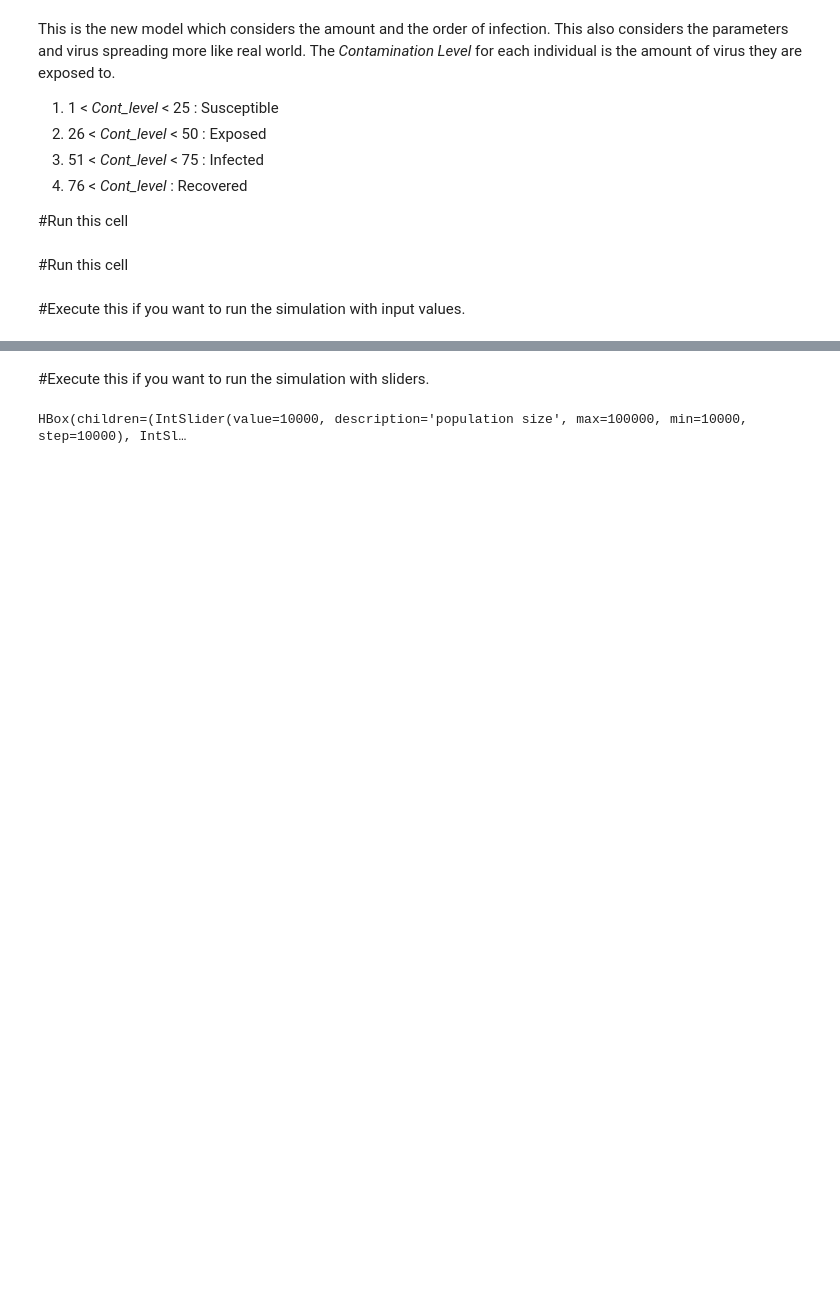
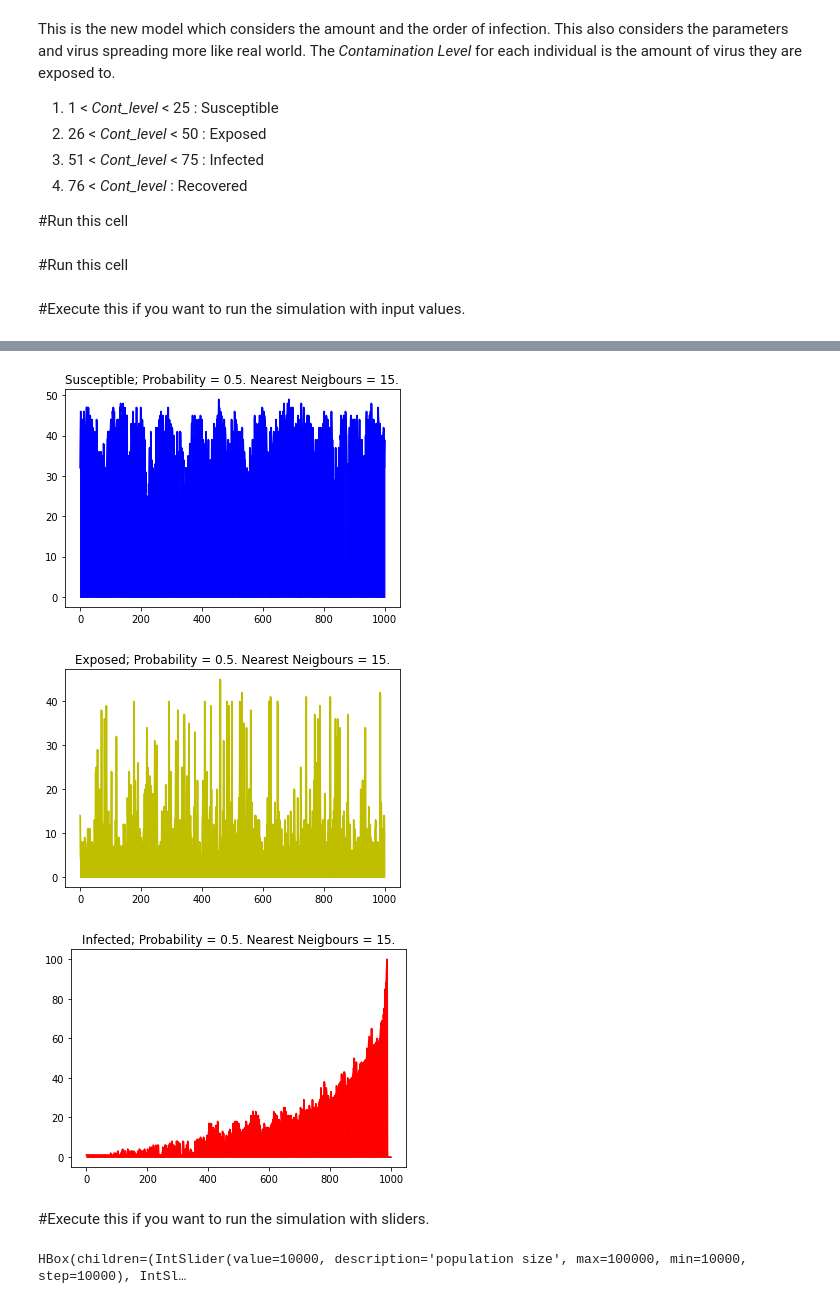
Before and after one commit to thecrazyphysicist369/strategic-Covid19-testing, a Jupyter notebook: v2_Random_Testing.ipynb, the cells around one changed output, grey strips where cells are left out. Drawn from its saved outputs; the diff is of its cells as text; code cells hidden in the pictures; blank space fills up the shorter version.

```diff
--- a/v2_Random_Testing.ipynb
+++ b/v2_Random_Testing.ipynb
@@ -260,3 +254,38 @@ sus_plt = plt.plot(len(population),d_sus,
+# %%
+d_sus, d_expo, d_inf=[],[],[]
+for person in population:
+  d_expo.append(person['d_expo'])
+  if person['d_inf'] > 100:
+    d_inf.append(0)
+  else :
+    d_inf.append(person['d_inf'])
+  if person['d_sus'] == 1000:
+    d_sus.append(0)
+  else :
+    d_sus.append(person['d_sus'])
+# %%
+#Plotting the susceptible distribution
+sus_plt = plt.plot(count, d_sus, color = 'b')
+sus_plt = plt.fill_between(count, d_sus, color = 'b')
+label = "Susceptible; Probability = "+str(p)+". Nearest Neigbours = "+str(k)+"."
+sus_plt = plt.title(label, fontdict=None, loc='center', pad=None)
+sus_plt = plt.show()
+#Plotting the exposed distribution
+expo_plt = plt.plot(count, d_expo, color = 'y')
+expo_plt = plt.fill_between(count, d_expo, color = 'y')
+label = "Exposed; Probability = "+str(p)+". Nearest Neigbours = "+str(k)+"."
+expo_plt = plt.title(label, fontdict=None, loc='center', pad=None)
+expo_plt = plt.show()
+#plotting the infected distribution
+inf_plt = plt.plot(count, d_inf, color = 'r')
+inf_plt = plt.fill_between(count, d_inf, color = 'r')
+label = "Infected; Probability = "+str(p)+". Nearest Neigbours = "+str(k)+"."
+inf_plt = plt.title(label, fontdict=None, loc='center', pad=None)
+inf_plt = plt.show()
+# %% [output]
+[figure, added]
+[figure, added]
+[figure, added]
 # %%
 frame=np.array([x_train,y_train,no_connected,no_of_generators,dist_probability])
   dataset=pd.DataFrame(frame)
```
Also changed, not shown: parts of 3 cells of this notebook.
